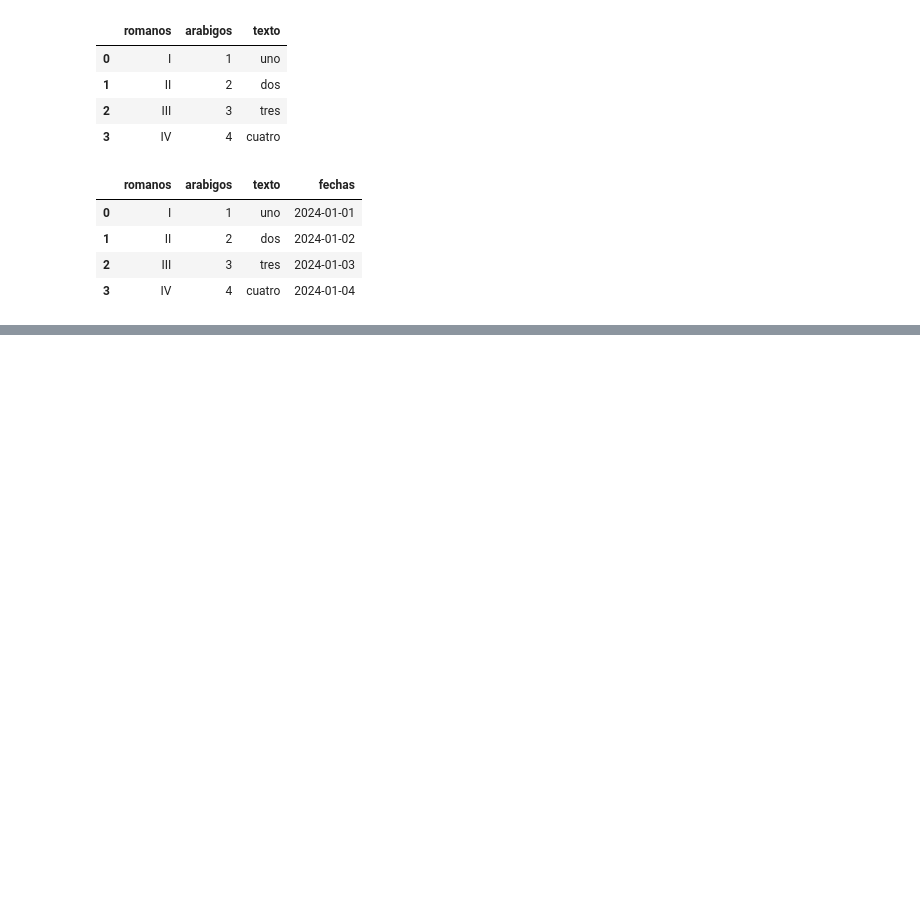
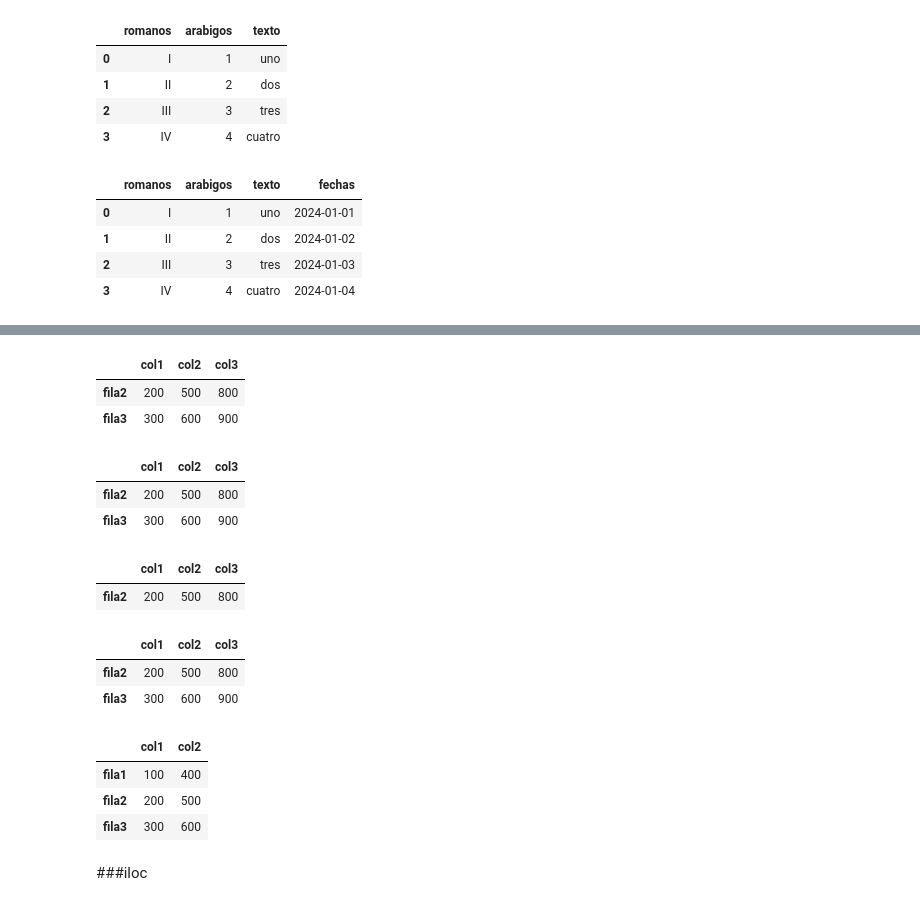
Before and after one commit to MyAppsTest/ciencia_datos_udemy_fg, a Jupyter notebook: CienciaDeDatos_con_Federico.ipynb, the cells around one changed output, grey strips where cells are left out. Drawn from its saved outputs; the diff is of its cells as text; code cells hidden in the pictures; blank space fills up the shorter version.

```diff
--- a/CienciaDeDatos_con_Federico.ipynb
+++ b/CienciaDeDatos_con_Federico.ipynb
@@ -1009,0 +1037,32 @@ df.to_csv("/content/drive/MyDrive/cd_udemy_fg/archivo_test.csv", index=False)
+# %%
+df.loc[['fila2', 'fila3']]
+# %% [output]
+|  | col1 | col2 | col3 |
+| fila2 | 200 | 500 | 800 |
+| fila3 | 300 | 600 | 900 |
+# %%
+df.loc['fila2':'fila3']
+# %% [output]
+|  | col1 | col2 | col3 |
+| fila2 | 200 | 500 | 800 |
+| fila3 | 300 | 600 | 900 |
+# %%
+df.loc[[False, True, False]]
+# %% [output]
+|  | col1 | col2 | col3 |
+| fila2 | 200 | 500 | 800 |
+# %%
+df.loc[df['col1']>150]
+# %% [output]
+|  | col1 | col2 | col3 |
+| fila2 | 200 | 500 | 800 |
+| fila3 | 300 | 600 | 900 |
+# %%
+df.loc[:,['col1', 'col2']]
+# %% [output]
+|  | col1 | col2 |
+| fila1 | 100 | 400 |
+| fila2 | 200 | 500 |
+| fila3 | 300 | 600 |
+# %% [markdown]
+###iloc
```
Also changed, not shown: parts of 12 cells of this notebook.
